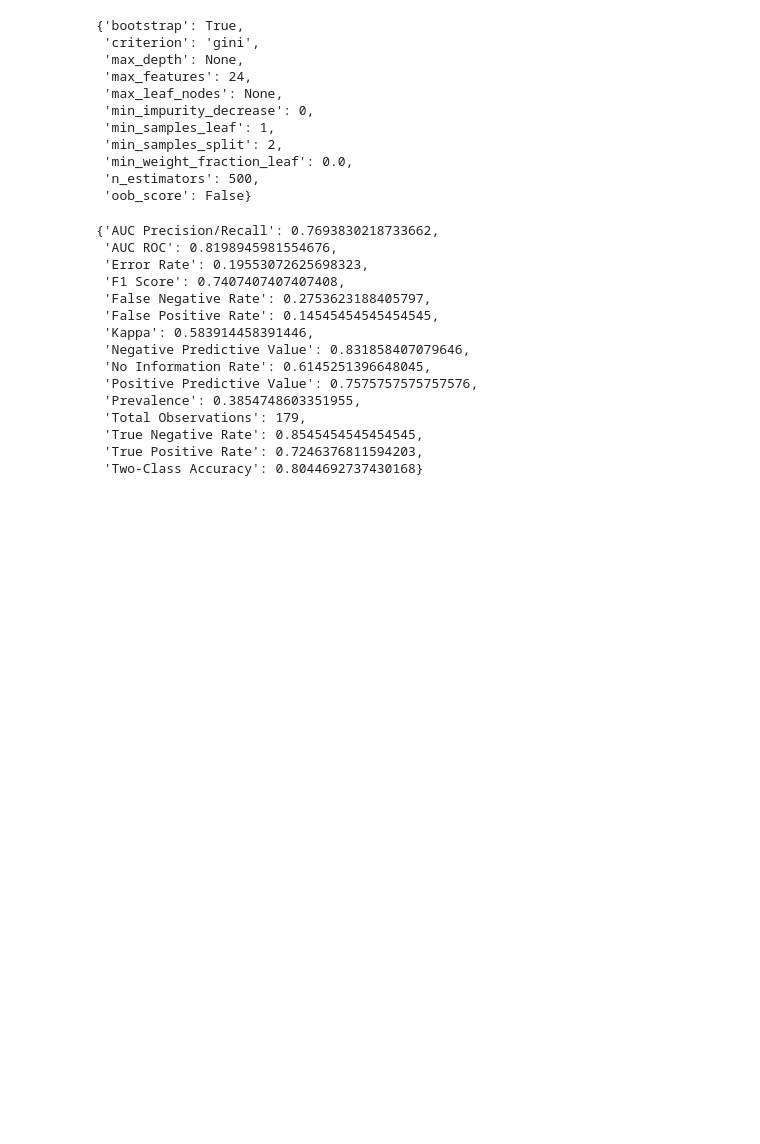
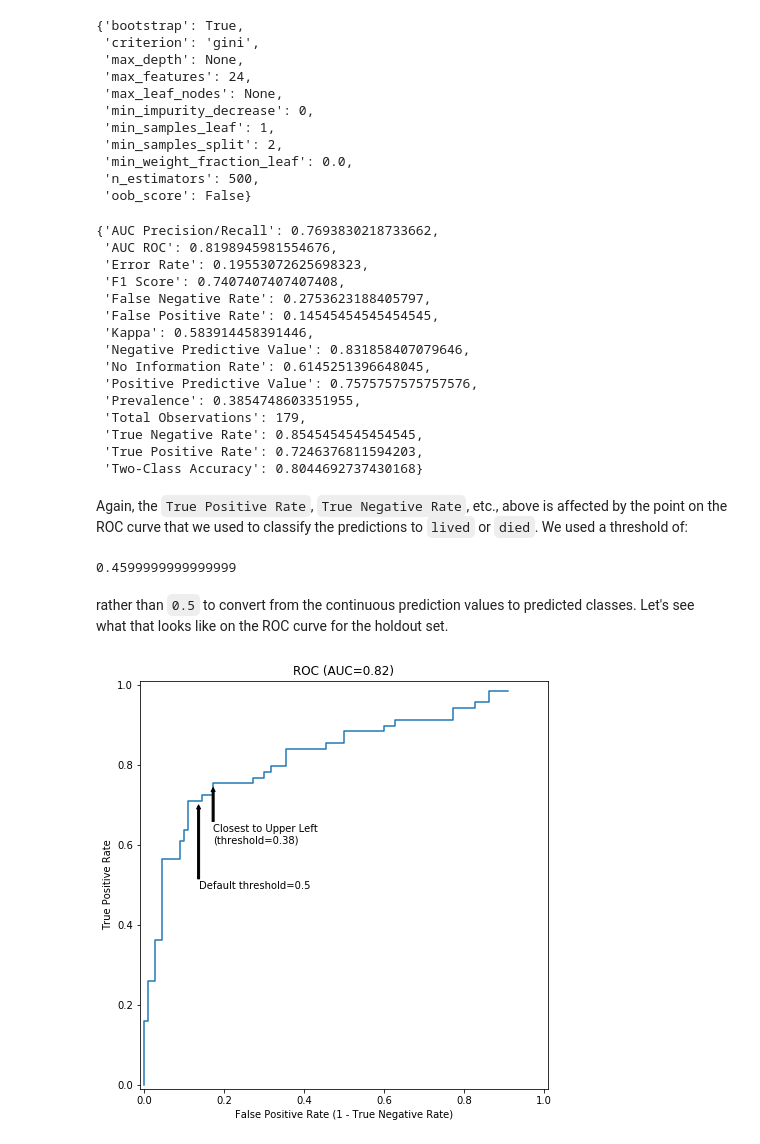
Before and after one commit to shane-kercheval/oo-learning, a Jupyter notebook: examples/classification-titanic/4-Tuning.ipynb, the cells around one changed output. Cells and saved outputs as stored; diff of their text form; code cells hidden in the pictures; blank space fills up the shorter version.

```diff
--- a/examples/classification-titanic/4-Tuning.ipynb
+++ b/examples/classification-titanic/4-Tuning.ipynb
@@ -340,3 +356,15 @@ trainer.holdout_evaluator.all_quality_metrics
  'True Negative Rate': 0.8545454545454545,
  'True Positive Rate': 0.7246376811594203,
  'Two-Class Accuracy': 0.8044692737430168}
+# %% [markdown]
+Again, the `True Positive Rate`, `True Negative Rate`, etc., above is affected by the point on the ROC curve that we used to classify the predictions to `lived` or `died`. We used a threshold of:
+# %%
+calculated_resampled_threshold
+# %% [output]
+0.4599999999999999
+# %% [markdown]
+rather than `0.5` to convert from the continuous prediction values to predicted classes. Let's see what that looks like on the ROC curve for the holdout set.
+# %%
+trainer.holdout_evaluator.get_roc_curve()
+# %% [output]
+[figure, added]
```
Also changed, not shown: parts of 24 cells of this notebook, 2 other files.
